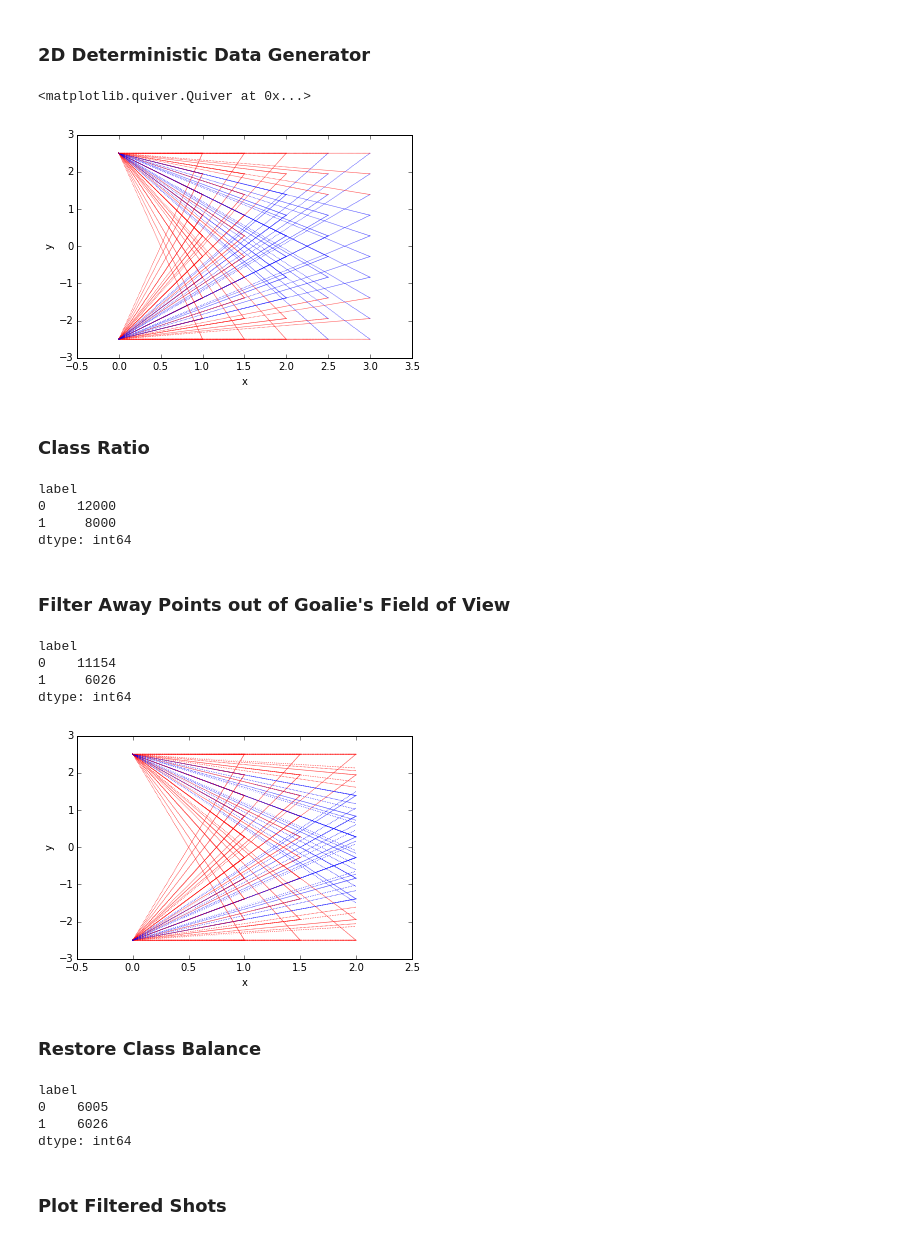
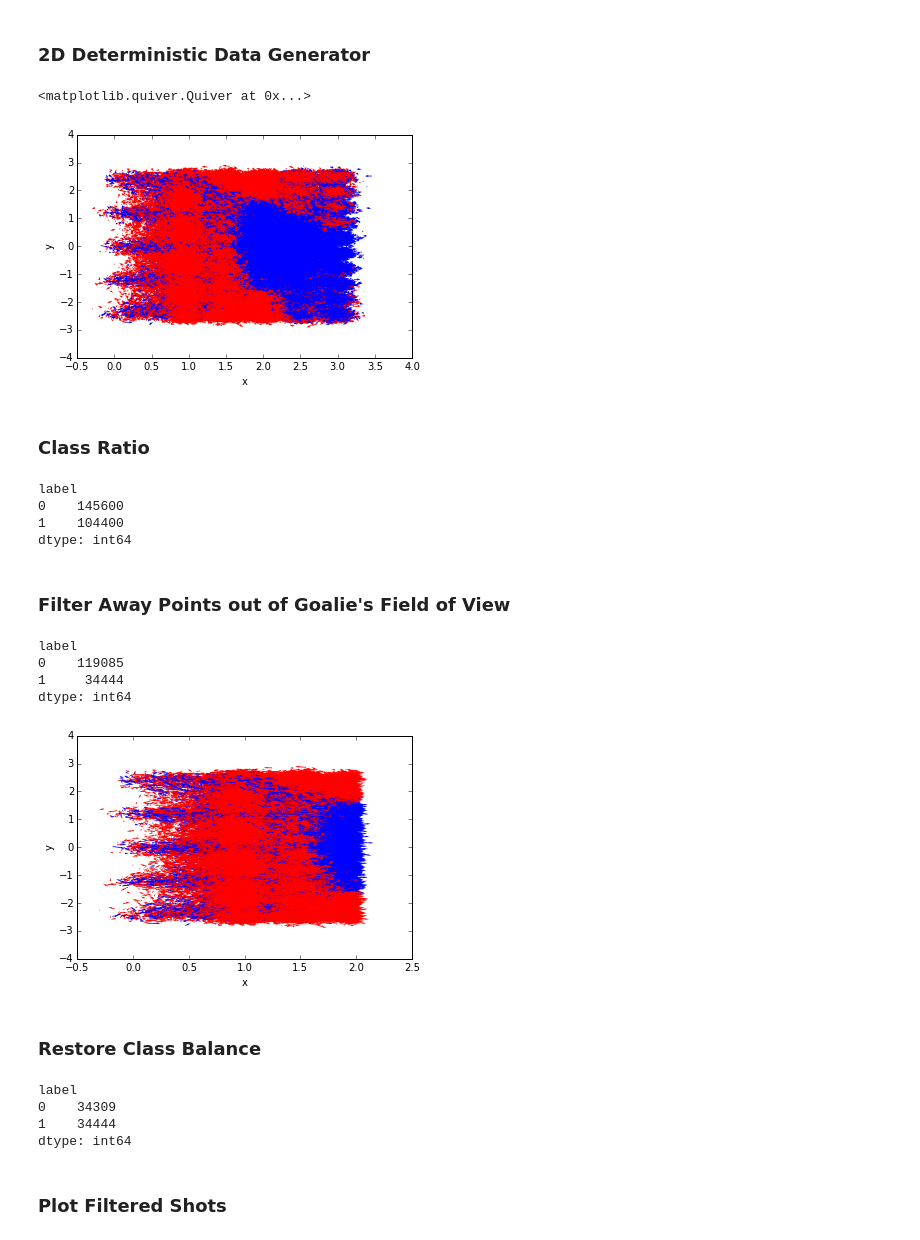
Before and after one commit to ebanner/cs393r_project, a Jupyter notebook: data/2d/many-many/short/distance+bearing/Generate.ipynb, the cells around one changed output. Drawn from its saved outputs; the diff is of its cells as text; code cells hidden in the pictures.

Commit message:
Add noise to experiments
Unintuitively, noise seems to help!

```diff
--- a/data/2d/many-many/short/distance+bearing/Generate.ipynb
+++ b/data/2d/many-many/short/distance+bearing/Generate.ipynb
@@ -3,10 +3,10 @@
 # %% [markdown]
 ### 2D Deterministic Data Generator
 # %%
-NUM_XS_START, NUM_YS_START = 1, 2
+NUM_XS_START, NUM_YS_START = 5, 5
 NUM_XS_END, NUM_YS_END = 5, 10
 TIME_STEPS = 200
-DECAY = .996
+DECAY = .966
 # %%
 import math
 import random
@@ -14,10 +14,12 @@ import random
 import itertools
 from collections import namedtuple
 
+from numpy.random import randn
+
 State = namedtuple('State', ['x', 'y', 'dx', 'dy', 'distance', 'bearing', 'shot_number', 'label'])
 World = namedtuple('World', ['goal', 'end'])
 
-def data_generator(num_xs_start=5, num_ys_start=5, num_xs_end=5, num_ys_end=6, time_steps=10, decay=.8):
+def data_generator(num_xs_start=5, num_ys_start=5, num_xs_end=5, num_ys_end=6, time_steps=10, decay=.8, noise=0):
     """Generate data from a fixed set of grid points
 
     Parameters
@@ -35,8 +37,10 @@ def data_generator(num_xs_start=5, num_ys_start=5, num_xs_end=5, num_ys_end=6, t
     decay : float
     The constant decay rate of the velocity of the ball
 
+    noise : float
+    the amount of noise present
+
     """
-    # Hard-code a single starting point
     xs_start, ys_start = np.linspace(0, 1, num_xs_start), np.linspace(-2.5, 2.5, num_ys_start)
     starts = itertools.product(xs_start, ys_start)
 
@@ -65,44 +69,53 @@ def data_generator(num_xs_start=5, num_ys_start=5, num_xs_end=5, num_ys_end=6, t
         y_velocities = decays * dy_start
 
         # Distance traveled at each time step
         x_deltas = np.cumsum(x_velocities)
         y_deltas = np.cumsum(y_velocities)
 
         # Compute the actual points given deltas
         x_positions = x_start + x_deltas
         x_positions = np.append([x_start], x_positions[:-1])
         y_positions = y_start + y_deltas
         y_positions = np.append([y_start], y_positions[:-1])
 
         # Yield the points one by one
         for x, y, dx, dy in zip(x_positions, y_positions, x_velocities, y_velocities):
-            # Compute distance and bearing while we're at it
+            # Noise
+            x += noise*randn()
+            y += noise*randn()
+
+            dx += noise*randn()
+            dy += noise*randn()
+
+            # Compute distance and bearing exactly from noisy estimates
             distance, bearing = np.sqrt((x-2)**2 + (y-0)**2), math.atan(y/(2-x)) if x else 0
 
             yield State(x, y, dx, dy, distance, bearing, shot_number, label)
 
 
 # Generate shot data
-data_points = data_generator(num_xs_start=NUM_XS_START, num_ys_start=NUM_YS_START, num_xs_end=NUM_XS_END, num_ys_end=NUM_YS_END, time_steps=TIME_STEPS, decay=DECAY)
+data_points = data_generator(num_xs_start=NUM_XS_START, num_ys_start=NUM_YS_START,
+                             num_xs_end=NUM_XS_END, num_ys_end=NUM_YS_END,
+                             time_steps=TIME_STEPS, decay=DECAY, noise=.1)
 data_points = list(data_points)
 
 # Plot it
 df = pd.DataFrame(data_points, columns=State._fields)
 labels = df['label']
 colormap = np.array(['r', 'b'])
 axes = df.plot(kind='scatter', x='x', y='y', c=colormap[labels], s=0)
 axes.quiver(df['x'], df['y'], df['dx'], df['dy'], color=colormap[labels], scale_units='xy', angles='xy', scale=2.5, width=.0022)
 # %% [output]
 <matplotlib.quiver.Quiver at 0x...>
-[figure, old version]
+[figure, new version]
 # %% [markdown]
 ### Class Ratio
 # %%
 df.groupby('label').size()
 # %% [output]
 label
-0    12000
-1     8000
+0    145600
+1    104400
 dtype: int64
 # %% [markdown]
 ### Filter Away Points out of Goalie's Field of View
@@ -119,10 +132,10 @@ axes.quiver(df['x'], df['y'], df['dx'], df['dy'], color=colormap[labels], scale_
 df.groupby('label').size()
 # %% [output]
 label
-0    11154
-1     6026
+0    119085
+1     34444
 dtype: int64
-[figure, old version]
+[figure, new version]
 # %% [markdown]
 ### Restore Class Balance
 # %%
@@ -142,8 +155,8 @@ while True:
 df.groupby('label').size()
 # %% [output]
 label
-0    6005
-1    6026
+0    34309
+1    34444
 dtype: int64
 # %% [markdown]
 ### Plot Filtered Shots
```
Also changed, not shown: parts of 2 cells of this notebook, 3 other files.
